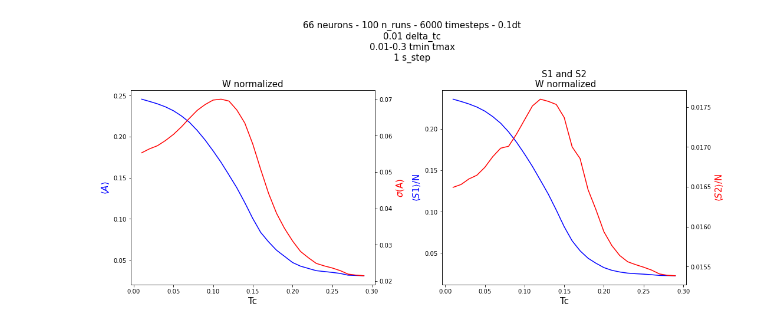
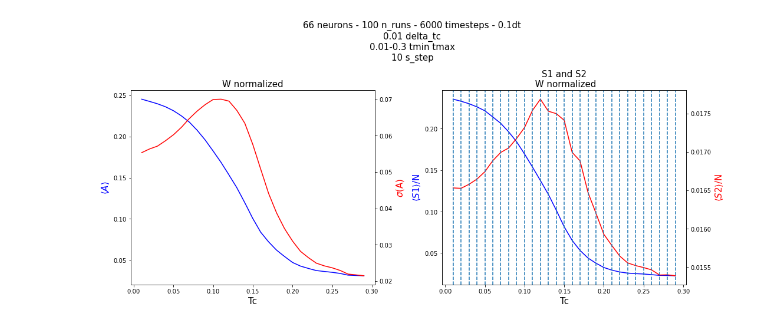
Before and after one commit to tommaso-bertola/TesiTriennale, a Jupyter notebook: Code/66 Neurons.ipynb, the cells around one changed output. Saved outputs shown, nothing was run; the diff lists cells and outputs as text; code cells hidden in the pictures.

```diff
--- a/Code/66 Neurons.ipynb
+++ b/Code/66 Neurons.ipynb
@@ -16,21 +16,5 @@ W=W/W.sum(axis=1)[:,None]
 
 brain=HTC.Brain(W)
 #brain.set_netowrk_parameters(2/998,(2/998)**(1/5),(2/998)**(1/5)/(1+2*(2/998)**(1/5))/1.2)
+n_neurons=brain.n_neurons
+brain.set_netowrk_parameters(r1=2/n_neurons, r2=(2/n_neurons)**0.2, tc=0.15)
-# %%
-# Generate initial configuration with 10% active neurons
-
-states_orig = HTC.generate_initial_conf(active_frac=0.1, n_neurons=brain.n_neurons, n_runs=50) # with random configurations
-
-
-# Evolve over time the states (save every step in activity matrix)
-brain.set_netowrk_parameters(r1=2/brain.n_neurons, r2=(2/brain.n_neurons)**0.2, tc=0.15)
-
-n_timesteps=200
-n_runs=50
-n_neurons=brain.n_neurons
-activity=np.zeros((n_timesteps,n_runs, brain.n_neurons)) #storing time, run and activity
-states=states_orig
-
-for t in range(n_timesteps):
-    states, activity[t] = HTC.update_states(states=states,
-                                            r1=brain.r1,r2= brain.r2,tc= brain.tc,W= W)
@@ -67,11 +65,14 @@ tmax=0.3
 delta_tc=0.01
 dt=0.1
 n_timesteps=6000
-s_step=1
+s_step=10
+compute_s1_s2=True
+compute_s_distrib=True
 # %%
 %%time
-tc, a,sigma_a,s1,s2=brain.simulation(active_frac=active_frac, n_runs=n_runs,
+tc, a,sigma_a,s1,s2,s_distrib=brain.simulation(active_frac=active_frac, n_runs=n_runs,
                       tmin=tmin, tmax=tmax, delta_tc=delta_tc,
                       dt=dt, n_timesteps=n_timesteps,
-                        compute_s1_s2=True, s_step=s_step)
+                      compute_s1_s2=compute_s1_s2, s_step=s_step,
+                      compute_s_distrib=compute_s_distrib, tc_distrib=0.12)
 # %% [output]
@@ -89,32 +90,34 @@ ax0.plot(tc, a, color="blue")
 ax0.yaxis.label.set_color("blue")
 #ax0.plot(tc, a-s1/brain.n_neurons)
 
 
 ax01.set_ylabel(r'$\sigma$(A)', size=15)
 ax01.plot(tc, sigma_a, "red")
 ax01.yaxis.label.set_color("red")
 
 ax1.set_title("S1 and S2\n W normalized", size=15)
 ax1.set_xlabel("Tc", size=15)
 ax1.set_ylabel(r"$\langle S1 \rangle$/N", size=15)
 ax1.plot(tc, s1/brain.n_neurons, color="blue")
 ax1.yaxis.label.set_color("blue")
 
 
 ax11=ax1.twinx()
 ax11.plot(tc,s2/brain.n_neurons, color="red")
 ax11.set_ylabel(r"$\langle S2 \rangle$/N", size=15)
 ax11.yaxis.label.set_color("red")
+for i in tc:
+    ax11.axvline(x=i, ls="--")
 
 fig.suptitle(str(n_neurons)+" neurons - "+str(n_runs)+" n_runs - "
              +str(n_timesteps)+" timesteps - "+str(dt)+"dt\n"
              +str(delta_tc)+" delta_tc\n"+str(tmin)+"-"
              +str(tmax)+" tmin tmax\n"+str(s_step)
              +" s_step", size=15)
 plt.tight_layout()
 
 
-plt.savefig(str(n_neurons)+"_neurons_"+str(n_runs)+"_nruns_"+str(n_timesteps)+"_timesteps.jpg")
+plt.savefig("../Output/"+str(n_neurons)+"_neurons_"+str(n_runs)+"_nruns_"+str(n_timesteps)+"_timesteps.jpg")
 plt.show()
 # %% [output]
-[figure, old version]
+[figure, new version]
```
Also changed, not shown: parts of 5 cells of this notebook, 2 other files.
